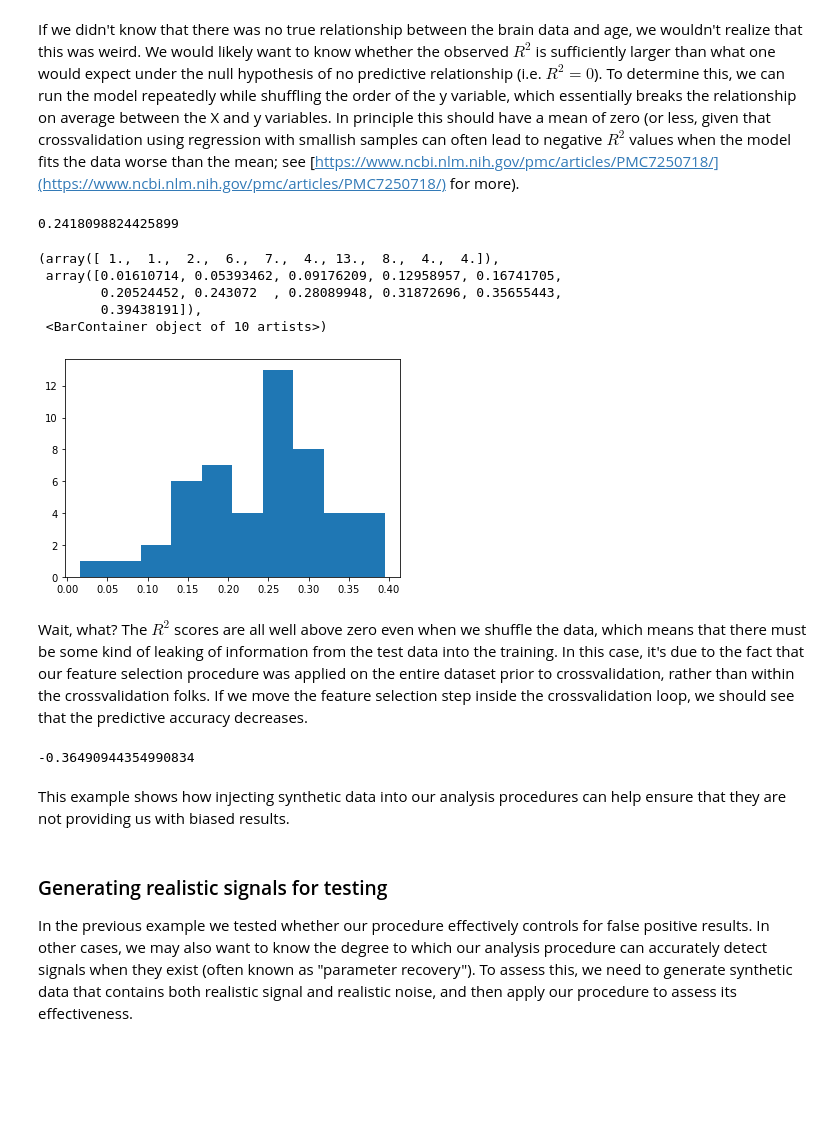
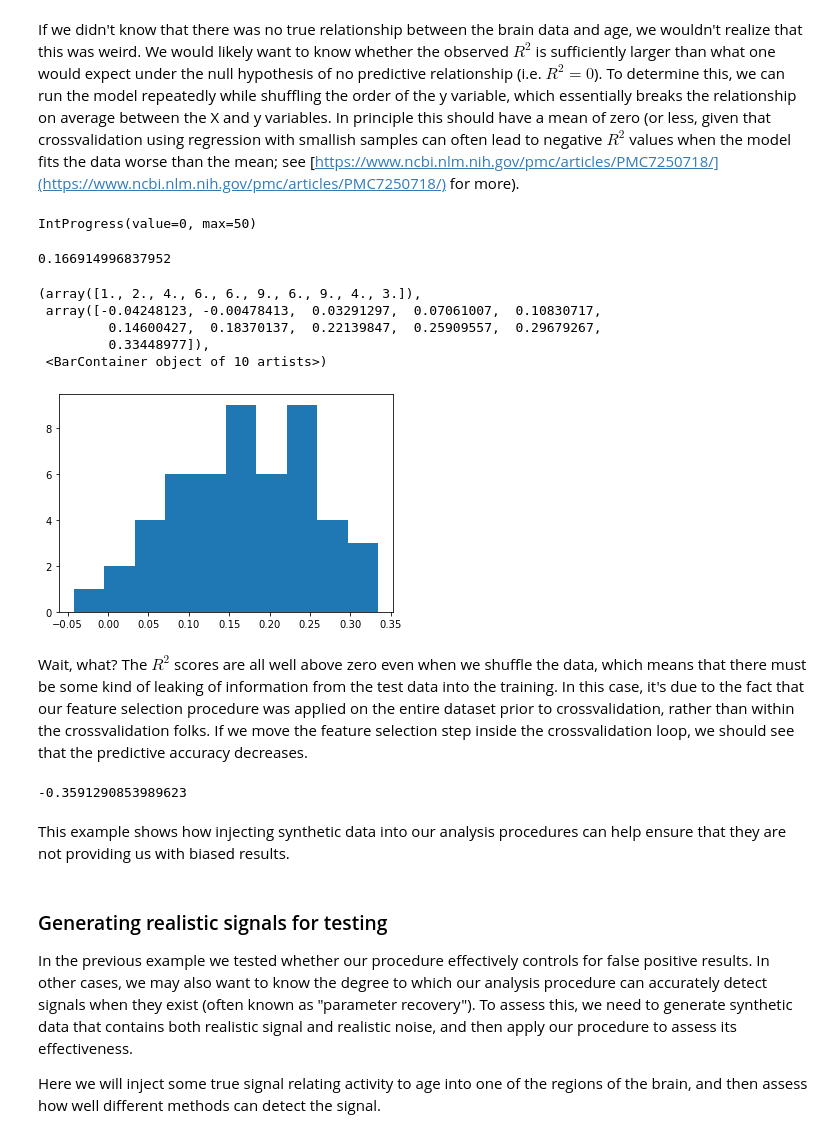
Before and after one commit to poldrack/reproducible-coding-workshop, a Jupyter notebook: notebooks/AnalyticValidation.ipynb, the cells around one changed output. Drawn from its saved outputs; the diff is of its cells as text; code cells hidden in the pictures; blank space fills up the shorter version.

```diff
--- a/notebooks/AnalyticValidation.ipynb
+++ b/notebooks/AnalyticValidation.ipynb
@@ -45,9 +51,15 @@ maskdata.shape
 # %% [markdown]
 We then generate random Gaussian data for each subject (let's say 100 subjects).
 # %%
-rng = np.random.default_rng(12345)
-nsubs = 100
-syndata = rng.normal(size=(nsubs, maskdata.shape[1]))
+def generate_noise_img(maskimg, nsubs=100, seed=None, fwhm=8):
+    masker = NiftiMasker()
+    maskdata = masker.fit_transform(maskimg)
+
+    rng = np.random.default_rng(seed)
+    syndata = rng.normal(size=(nsubs, maskdata.shape[1]))
+    synimg = masker.inverse_transform(syndata)
+    if fwhm is not None:
+        synimg = smooth_img(synimg, 8)
+    return(synimg, masker)
+
+synimg, masker = generate_noise_img(mnimask)
-# %%
-synimg = smooth_img(masker.inverse_transform(syndata), 8)
-synimg.shape
@@ -100,7 +110,8 @@ def train_brainage_model(img, y, mask, nfeatures=50, n_splits=20,
         scores.append(r2_score(y_test, y_pred))
     return np.mean(scores)
 
-
+rng = np.random.RandomState()
+nsubs = 100
 age = rng.normal(loc=40, scale=10, size=nsubs)
 
 train_brainage_model(synimg, age, mnimask)
@@ -111,27 +122,34 @@ If we didn't know that there was no true relationship between the brain data and
 # %%
 scores = []
 nsimruns = 50
+
+progbar = IntProgress(min=0, max=nsimruns) # instantiate the bar
+display(progbar) # display the bar
 for i in range(nsimruns):
+    progbar.value += 1
     scores.append(train_brainage_model(synimg, age, mnimask, shuffle_y=True))
 print(np.mean(scores))
 plt.hist(scores)
 # %% [output]
-0.2418098824425899
+IntProgress(value=0, max=50)
-(array([ 1.,  1.,  2.,  6.,  7.,  4., 13.,  8.,  4.,  4.]),
- array([0.01610714, 0.05393462, 0.09176209, 0.12958957, 0.16741705,
-        0.20524452, 0.243072  , 0.28089948, 0.31872696, 0.35655443,
-        0.39438191]),
- <BarContainer object of 10 artists>)
+0.166914996837952
+(array([1., 2., 4., 6., 6., 9., 6., 9., 4., 3.]),
+ array([-0.04248123, -0.00478413,  0.03291297,  0.07061007,  0.10830717,
+         0.14600427,  0.18370137,  0.22139847,  0.25909557,  0.29679267,
+         0.33448977]),
+ <BarContainer object of 10 artists>)
-[figure, old version]
+[figure, new version]
 # %% [markdown]
 Wait, what?  The $R^2$ scores are all well above zero even when we shuffle the data, which means that there must be some kind of leaking of information from the test data into the training. In this case, it's due to the fact that our feature selection procedure was applied on the entire dataset prior to crossvalidation, rather than within the crossvalidation folks. If we move the feature selection step inside the crossvalidation loop, we should see that the predictive accuracy decreases.
 # %%
 train_brainage_model(synimg, age, mnimask, fsel='inside')
 # %% [output]
--0.36490944354990834
+-0.3591290853989623
 # %% [markdown]
 This example shows how injecting synthetic data into our analysis procedures can help ensure that they are not providing us with biased results.
 # %% [markdown]
 ### Generating realistic signals for testing
 
 In the previous example we tested whether our procedure effectively controls for false positive results.  In other cases, we may also want to know the degree to which our analysis procedure can accurately detect signals when they exist (often known as "parameter recovery").  To assess this, we need to generate synthetic data that contains both realistic signal and realistic noise, and then apply our procedure to assess its effectiveness.
+
+Here we will inject some true signal relating activity to age into one of the regions of the brain, and then assess how well different methods can detect the signal.
```
Also changed, not shown: parts of 16 cells of this notebook.
